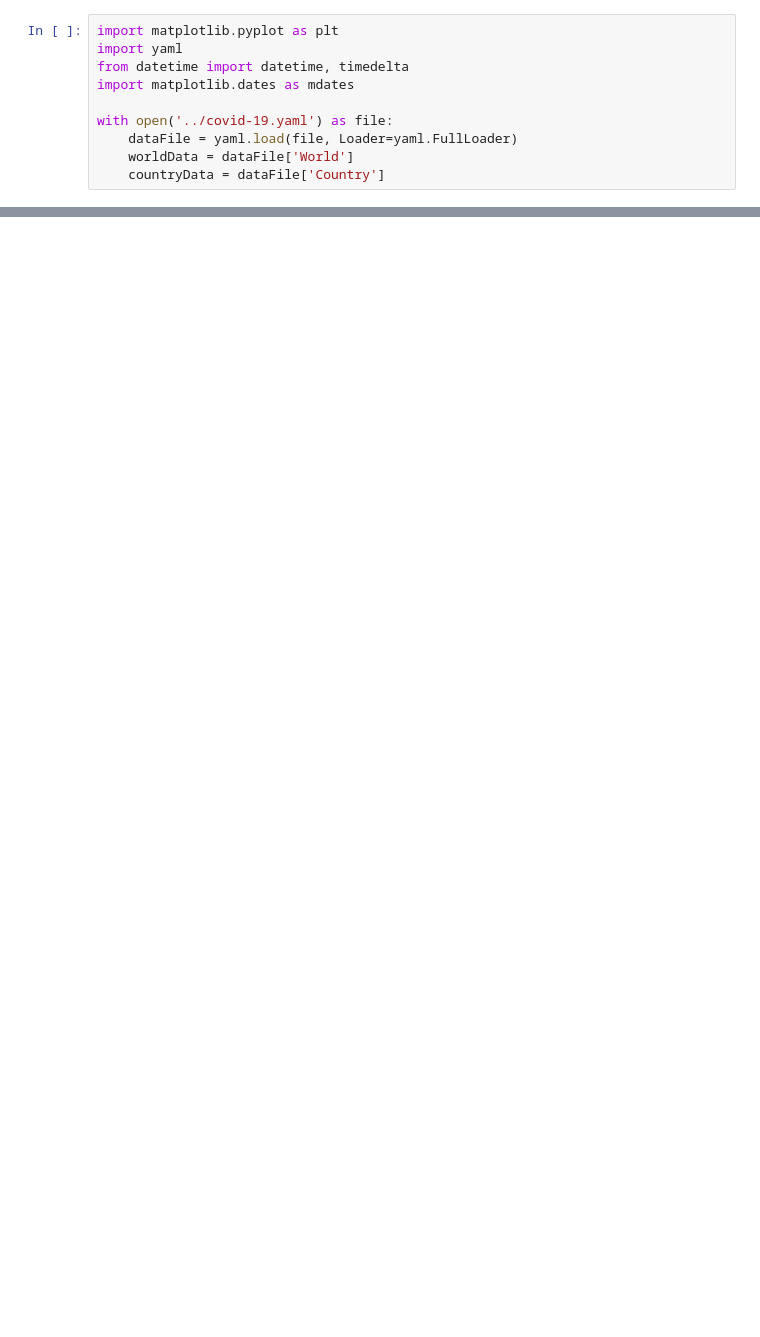
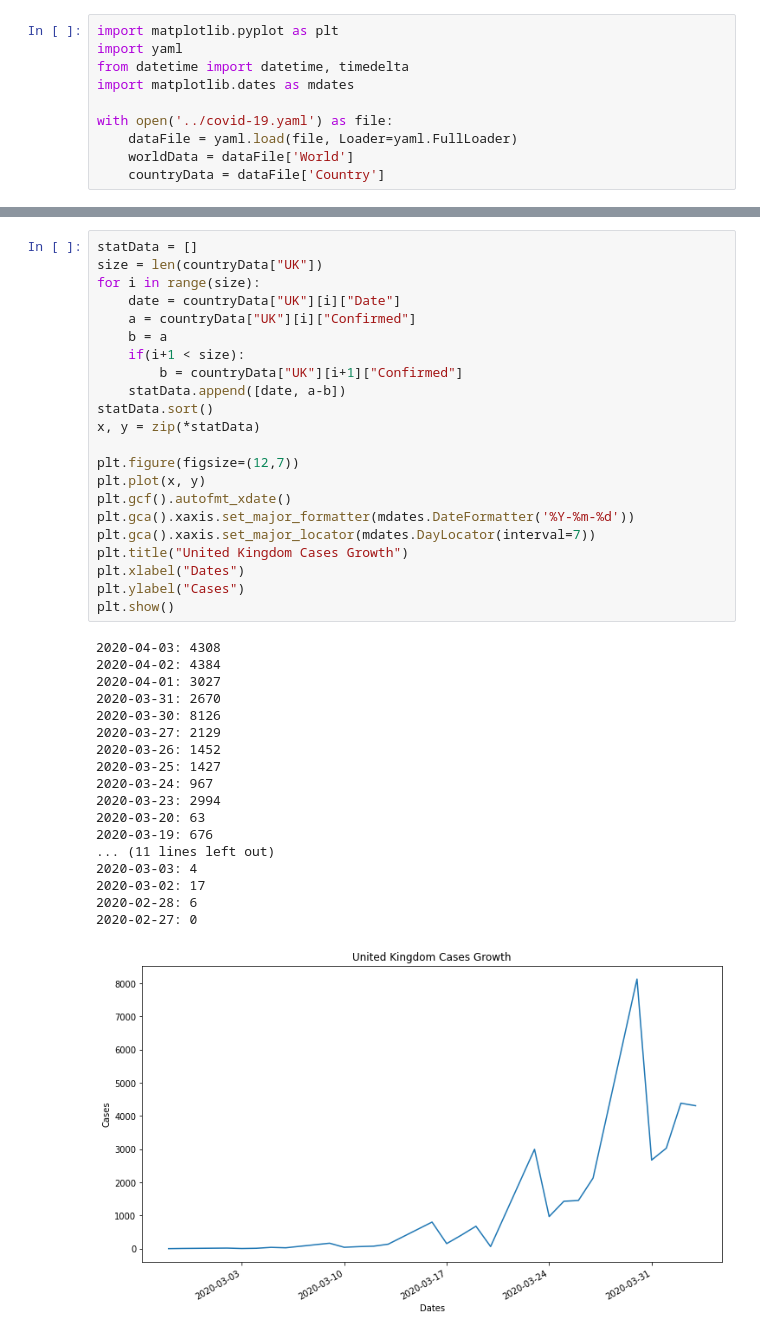
Before and after one commit to Kytie/covid-19-tracker, a Jupyter notebook: graphs/cases-graphs.ipynb, the cells around one changed output, grey strips where cells are left out. Drawn from its saved outputs; the diff is of its cells as text; blank space fills up the shorter version.

Commit message:
Update figures and add UK cases growth

```diff
--- a/graphs/cases-graphs.ipynb
+++ b/graphs/cases-graphs.ipynb
@@ -47,3 +47,44 @@ plt.show()
+# %%
+statData = []
+size = len(countryData["UK"])
+for i in range(size):
+    date = countryData["UK"][i]["Date"]
+    a = countryData["UK"][i]["Confirmed"]
+    b = a
+    if(i+1 < size):
+        b = countryData["UK"][i+1]["Confirmed"]
+    statData.append([date, a-b])
+statData.sort()
+x, y = zip(*statData)
+
+plt.figure(figsize=(12,7))
+plt.plot(x, y)
+plt.gcf().autofmt_xdate()
+plt.gca().xaxis.set_major_formatter(mdates.DateFormatter('%Y-%m-%d'))
+plt.gca().xaxis.set_major_locator(mdates.DayLocator(interval=7))
+plt.title("United Kingdom Cases Growth")
+plt.xlabel("Dates")
+plt.ylabel("Cases")
+plt.show()
+# %% [output]
+2020-04-03: 4308
+2020-04-02: 4384
+2020-04-01: 3027
+2020-03-31: 2670
+2020-03-30: 8126
+2020-03-27: 2129
+2020-03-26: 1452
+2020-03-25: 1427
+2020-03-24: 967
+2020-03-23: 2994
+2020-03-20: 63
+2020-03-19: 676
+... (11 lines left out)
+2020-03-03: 4
+2020-03-02: 17
+2020-02-28: 6
+2020-02-27: 0
+[figure, added]
 # %%
 statData = []
 for entry in countryData["Netherlands"]:
```
Also changed, not shown: parts of 7 cells of this notebook, 4 other files.
